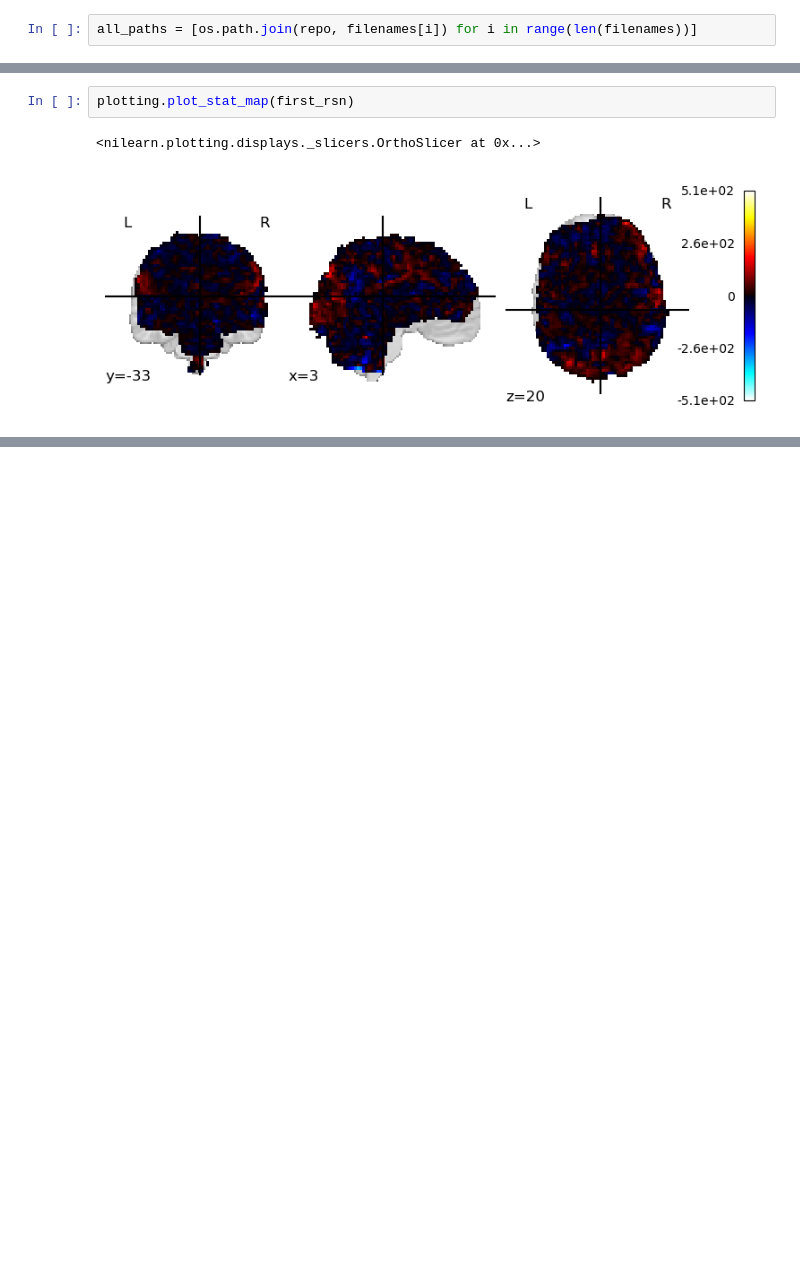
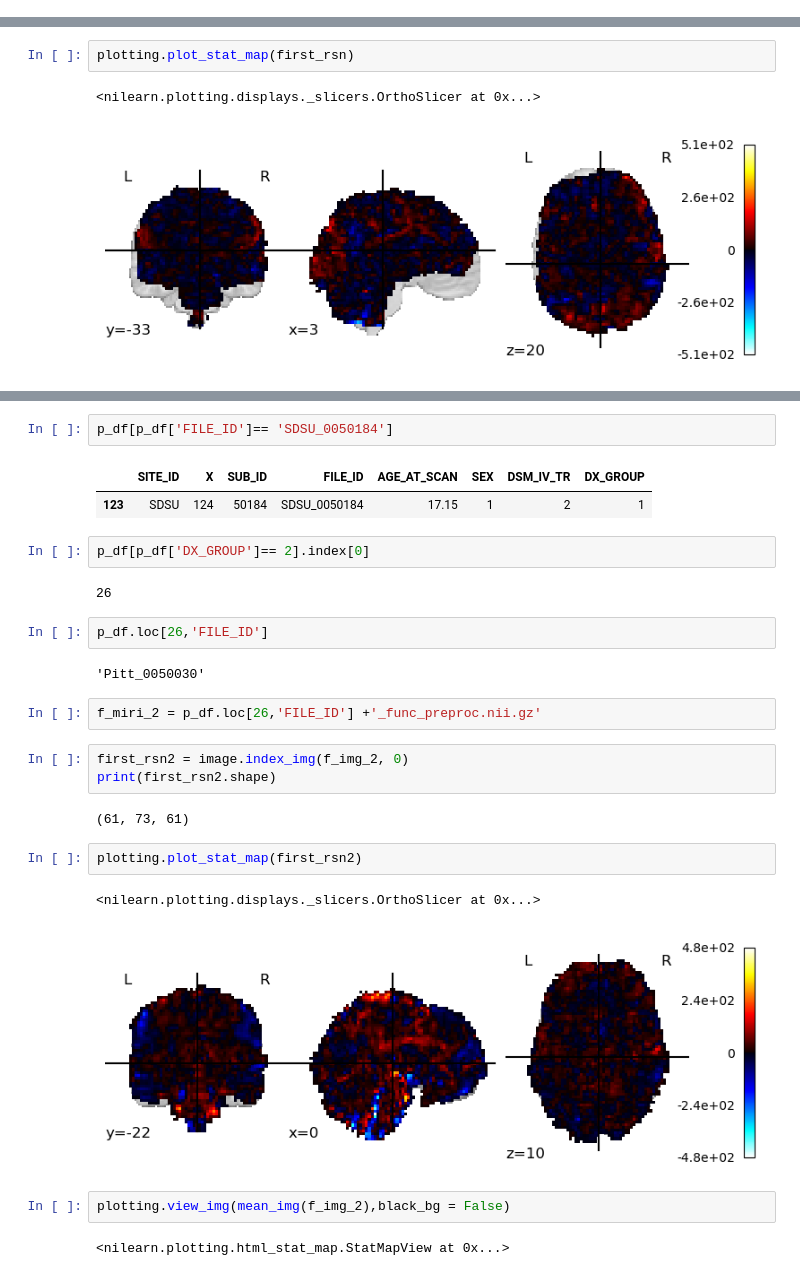
Before and after one commit to Kalwerake/fMRI_CNN, a Jupyter notebook: EDA.ipynb, the cells around one changed output, grey strips where cells are left out. Saved outputs shown, nothing was run; the diff lists cells and outputs as text; blank space fills up the shorter version.

```diff
--- a/EDA.ipynb
+++ b/EDA.ipynb
@@ -47,2 +26,0 @@ filenames = [filenames[i] for i in range(len(filenames)) if 'nii.gz' in filename
-# %%
-all_paths = [os.path.join(repo, filenames[i]) for i in range(len(filenames))]
@@ -141,2 +114,31 @@ plotting.view_img(mean_img(f_img_1))
 # %% [output]
 <nilearn.plotting.html_stat_map.StatMapView at 0x...>
+# %%
+p_df[p_df['FILE_ID']== 'SDSU_0050184']
+# %% [output]
+|  | SITE_ID | X | SUB_ID | FILE_ID | AGE_AT_SCAN | SEX | DSM_IV_TR | DX_GROUP |
+| 123 | SDSU | 124 | 50184 | SDSU_0050184 | 17.15 | 1 | 2 | 1 |
+# %%
+p_df[p_df['DX_GROUP']== 2].index[0]
+# %% [output]
+26
+# %%
+p_df.loc[26,'FILE_ID']
+# %% [output]
+'Pitt_0050030'
+# %%
+f_miri_2 = p_df.loc[26,'FILE_ID'] +'_func_preproc.nii.gz'
+# %%
+first_rsn2 = image.index_img(f_img_2, 0)
+print(first_rsn2.shape)
+# %% [output]
+(61, 73, 61)
+# %%
+plotting.plot_stat_map(first_rsn2)
+# %% [output]
+<nilearn.plotting.displays._slicers.OrthoSlicer at 0x...>
+[figure, added]
+# %%
+plotting.view_img(mean_img(f_img_2),black_bg = False)
+# %% [output]
+<nilearn.plotting.html_stat_map.StatMapView at 0x...>
```
Also changed, not shown: parts of 11 cells of this notebook.
